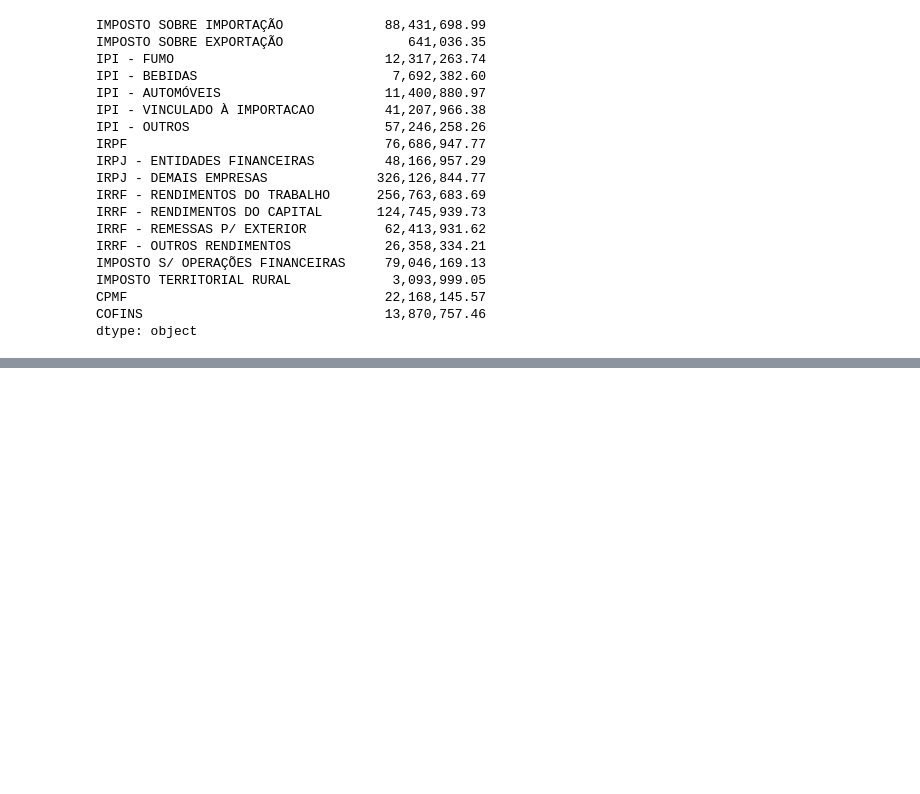
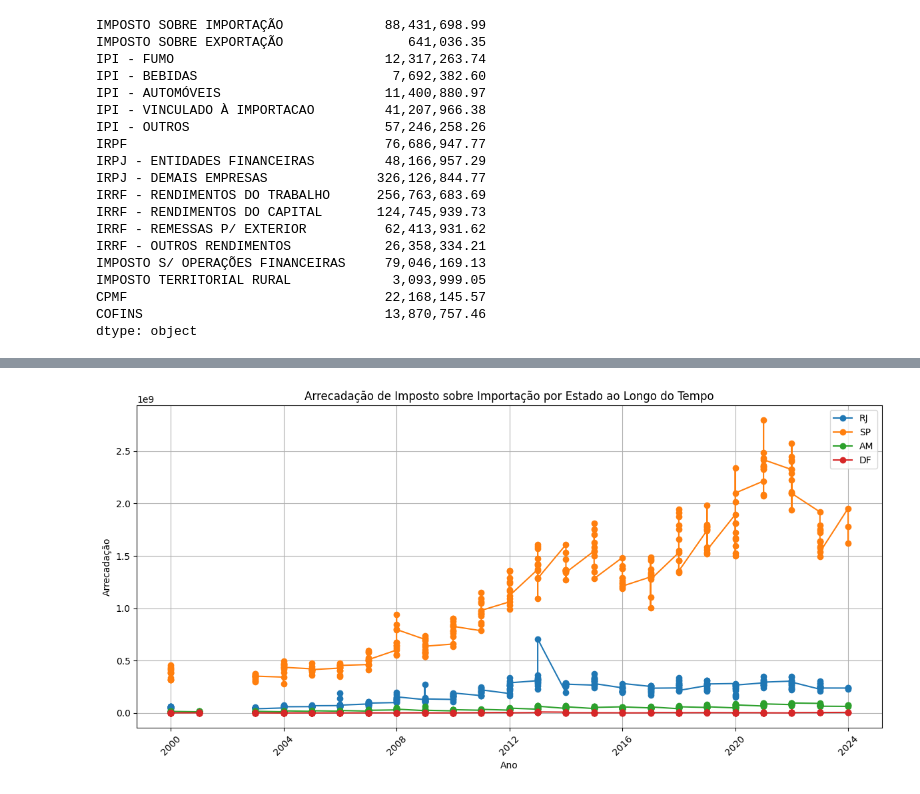
Before and after one commit to J41R0JUNIOR/Materias, a Jupyter notebook: Novas-Tecnologias/atividades/caderno/Jairo-Aula6.ipynb, the cells around one changed output, grey strips where cells are left out. Saved outputs shown, nothing was run; the diff lists cells and outputs as text; code cells hidden in the pictures; blank space fills up the shorter version.

```diff
--- a/Novas-Tecnologias/atividades/caderno/Jairo-Aula6.ipynb
+++ b/Novas-Tecnologias/atividades/caderno/Jairo-Aula6.ipynb
@@ -393,0 +419,25 @@ Encontre um arquivo de dados na internet, formato excel ou csv, faça a importa
+# %%
+dados['Ano'] = pd.to_datetime(dados['Ano'], format='%Y')
+
+estados_selecionados = ['RJ', 'SP', 'AM', 'DF']
+dados_filtrados = dados[dados['UF'].isin(estados_selecionados)]
+
+plt.figure(figsize=(12, 6))
+
+for estado in estados_selecionados:
+    filtro_estado = dados_filtrados['UF'] == estado
+    plt.plot(dados_filtrados[filtro_estado]['Ano'],
+             dados_filtrados[filtro_estado]['IMPOSTO SOBRE IMPORTAÇÃO'],
+             marker='o',
+             linestyle='-')
+
+plt.xlabel('Ano')
+plt.ylabel('Arrecadação')
+plt.title('Arrecadação de Imposto sobre Importação por Estado ao Longo do Tempo')
+plt.legend(estados_selecionados)
+plt.grid(True)
+plt.xticks(rotation=45)
+plt.tight_layout()
+plt.show()
+# %% [output]
+[figure, added]
```
Also changed, not shown: parts of 7 cells of this notebook, 1 other file.
